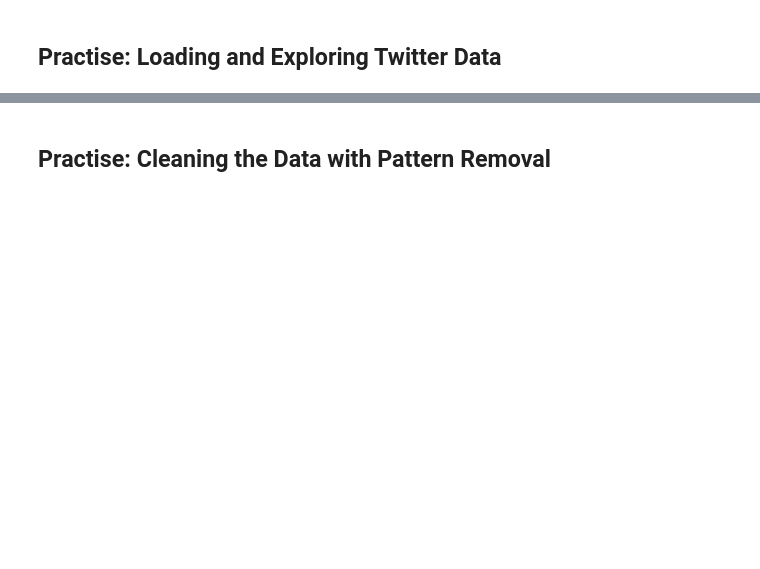
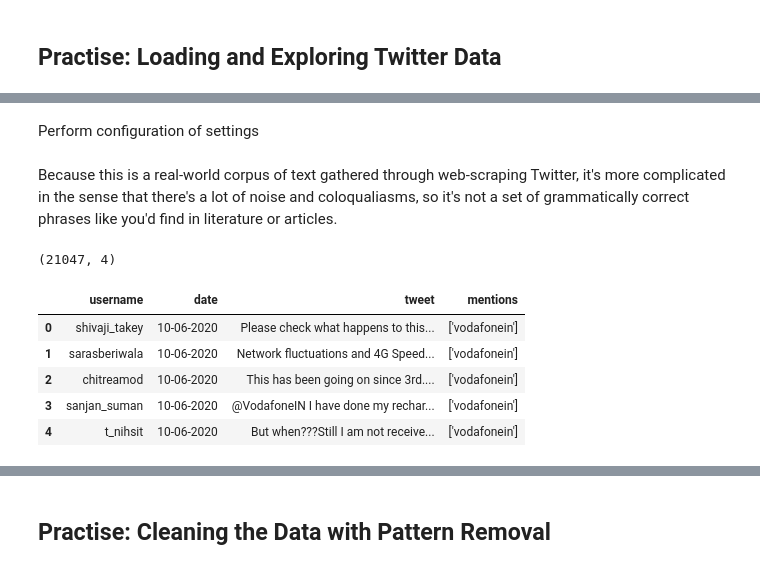
Before and after one commit to amoshnin/ML-Topic.Modelling.to.Group.Customer.Reviews, a Jupyter notebook: notebooks/Base.ipynb, the cells around one changed output, grey strips where cells are left out. Saved outputs shown, nothing was run; the diff lists cells and outputs as text; code cells hidden in the pictures; blank space fills up the shorter version.

```diff
--- a/notebooks/Base.ipynb
+++ b/notebooks/Base.ipynb
@@ -55,0 +90,2 @@ However, initially you would have to install NLTK and given that it has a vast s
+# %% [markdown]
+Perform configuration of settings
@@ -55,0 +101,16 @@ However, initially you would have to install NLTK and given that it has a vast s
+# %%
+# Display all rows and columns of a DataFrame instead of a truncated version
+pd.set_option("display.max_columns", None)
+pd.set_option("display.max_rows", None)
+# %% [markdown]
+Because this is a real-world corpus of text gathered through web-scraping Twitter, it's more complicated in the sense that there's a lot of noise and coloqualiasms, so it's not a set of grammatically correct phrases like you'd find in literature or articles.
+# %%
+raw_data = pd.read_csv("../data/data.csv", encoding="ISO-8859-1")
+# %% [output]
+(21047, 4)
+|  | username | date | tweet | mentions |
+| 0 | shivaji_takey | 10-06-2020 | Please check what happens to this... | ['vodafonein'] |
+| 1 | sarasberiwala | 10-06-2020 | Network fluctuations and 4G Speed... | ['vodafonein'] |
+| 2 | chitreamod | 10-06-2020 | This has been going on since 3rd.... | ['vodafonein'] |
+| 3 | sanjan_suman | 10-06-2020 | @VodafoneIN I have done my rechar... | ['vodafonein'] |
+| 4 | t_nihsit | 10-06-2020 | But when???Still I am not receive... | ['vodafonein'] |
```
Also changed, not shown: parts of 24 cells of this notebook, 4 other files.
